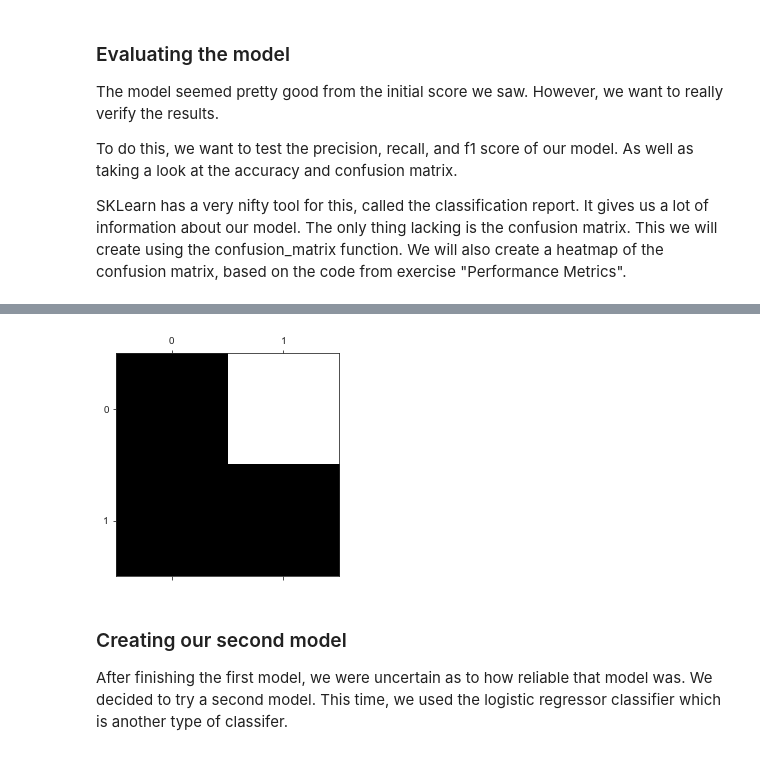
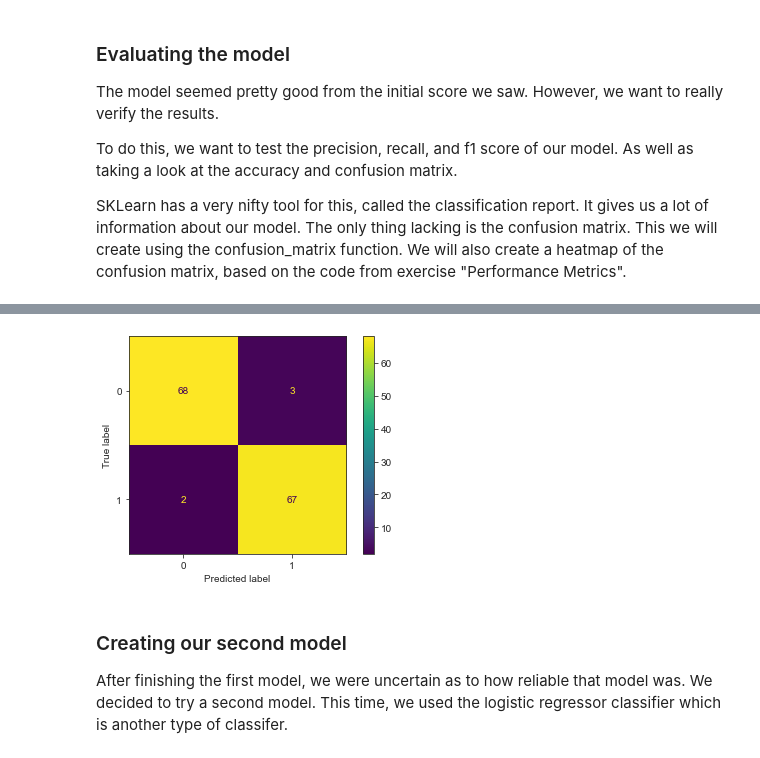
Before and after one commit to MariusHBovbjerg/MAL-opgaver, a Jupyter notebook: Opgaver/L-Poster/O1/poster.ipynb, the cells around one changed output, grey strips where cells are left out. Saved outputs shown, nothing was run; the diff lists cells and outputs as text; code cells hidden in the pictures.

```diff
--- a/Opgaver/L-Poster/O1/poster.ipynb
+++ b/Opgaver/L-Poster/O1/poster.ipynb
@@ -184,13 +184,11 @@ Accuracy
-# %%
-row_sums = cMatrix.sum(axis=1, keepdims=True)
-norm_SGD_CM = cMatrix / row_sums
-
-np.fill_diagonal(norm_SGD_CM, 0)
-
-plt.matshow(norm_SGD_CM, cmap=plt.cm.gray)
-plt.show()
-# %% [output]
-[figure, removed]
+# %%
+from sklearn.metrics import ConfusionMatrixDisplay
+disp = ConfusionMatrixDisplay(cMatrix, display_labels=['0', '1'])
+
+disp.plot()
+plt.show()
+# %% [output]
+[figure, added]
 # %% [markdown]
 ### Creating our second model
 After finishing the first model, we were uncertain as to how reliable that model was. We decided to try a second model. This time, we used the logistic regressor classifier which is another type of classifer.
```
Also changed, not shown: parts of 6 cells of this notebook.
